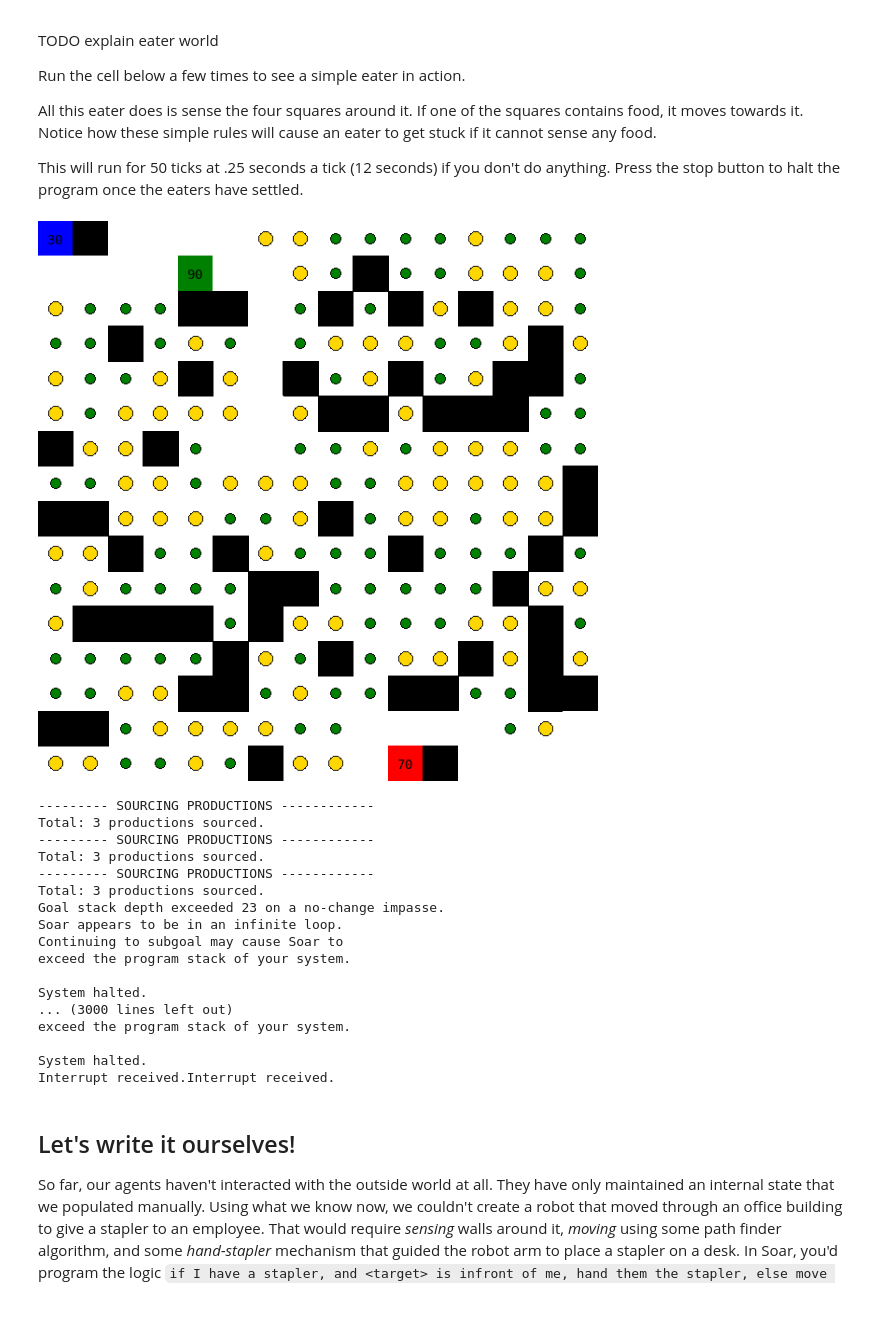
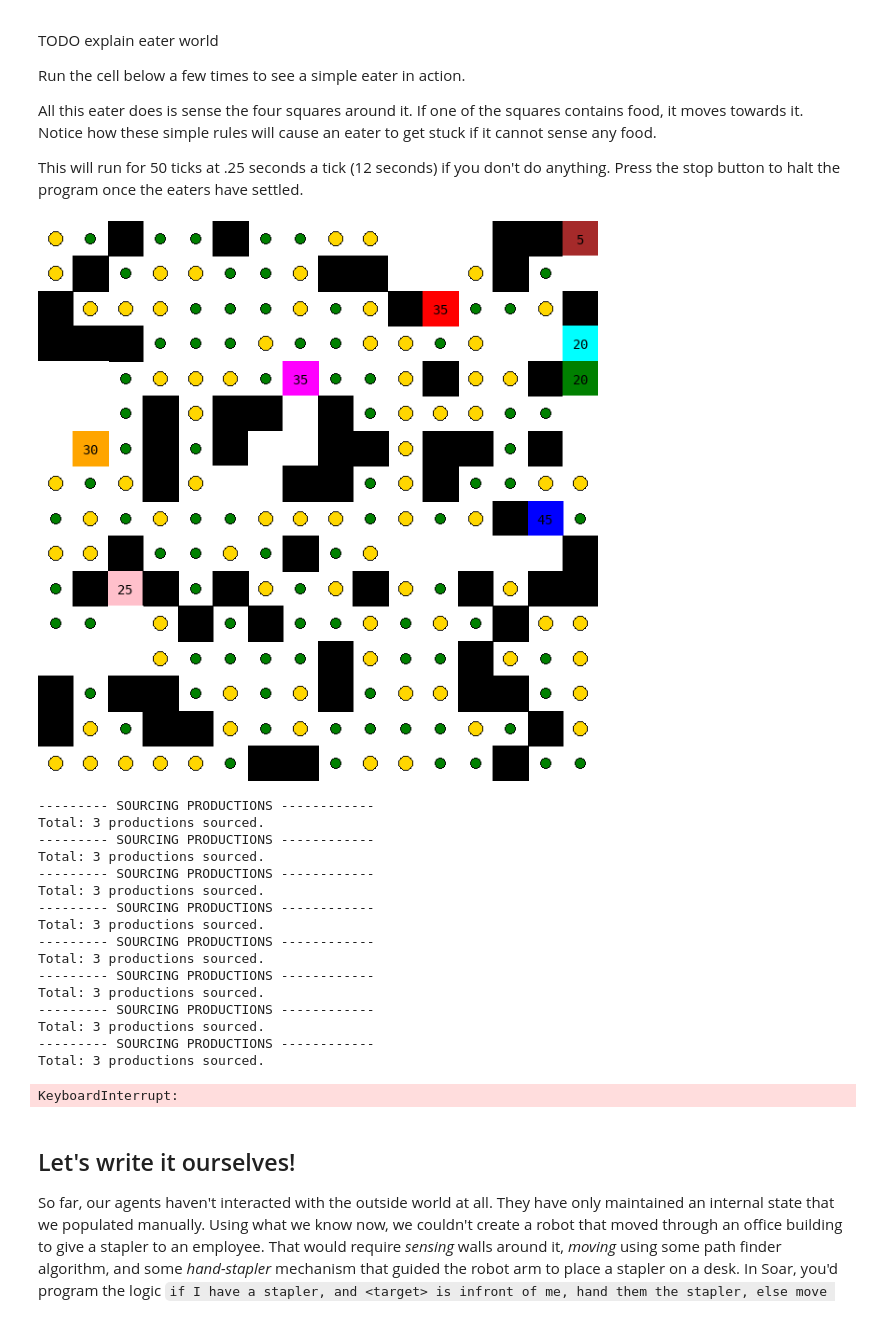
Before and after one commit to kierangilliam/soar, a Jupyter notebook: src/tutorial/3_eaters.ipynb, the cells around one changed output. Cells and saved outputs as stored; diff of their text form; code cells hidden in the pictures.

```diff
--- a/src/tutorial/3_eaters.ipynb
+++ b/src/tutorial/3_eaters.ipynb
@@ -219,6 +266,7 @@ class Eater():
         self.ID = ID
         self.color = ID
         self.points = 0
+        self.is_dead = False
         self.agent = SoarAgent(
             agent_name=f"agent_{ID}",
             write_to_stdout=True,
@@ -352,6 +400,8 @@ def runner(
         debug('==============================================================================')
 
         for eater in eaters:
+            if eater.is_dead == True: continue
+
             ### Get observations
             pos, cell = world.find(eater.ID)
             observations = world.observations(pos[0], pos[1])
@@ -381,7 +431,12 @@ def runner(
                 print(f'\t>>>>>>>>> Eater "{eater.ID}" output-link')
                 eater.agent.execute_command("print --depth 2 i3", print_res=True)
 
-            _, reward = world.step(eater.ID, action)
+            try:
+                _, reward = world.step(eater.ID, action)
+            except Death as e:
+                print(e)
+                continue
+
             eater.points += reward
 
         if display_world:
@@ -436,30 +491,35 @@ This will run for 50 ticks at .25 seconds a tick (12 seconds) if you don't do an
 # %%
 eaters = [
     ('blue', simple_move_to_food_agent),
     ('red', simple_move_to_food_agent),
     ('green', simple_move_to_food_agent),
+    ('orange', simple_move_to_food_agent),
+    ('pink', simple_move_to_food_agent),
+    ('cyan', simple_move_to_food_agent),
+    ('magenta', simple_move_to_food_agent),
+    ('brown', simple_move_to_food_agent),
 ]
 
 runner(eaters, total_ticks=50, tick_speed=.25)
 # %% [output]
-[figure, old version]
+[figure, new version]
 --------- SOURCING PRODUCTIONS ------------
 Total: 3 productions sourced.
 --------- SOURCING PRODUCTIONS ------------
 Total: 3 productions sourced.
 --------- SOURCING PRODUCTIONS ------------
 Total: 3 productions sourced.
-Goal stack depth exceeded 23 on a no-change impasse.
-Soar appears to be in an infinite loop.
-Continuing to subgoal may cause Soar to
-exceed the program stack of your system.
-
-System halted.
-... (3000 lines left out)
-exceed the program stack of your system.
-
-System halted.
-Interrupt received.Interrupt received.
+--------- SOURCING PRODUCTIONS ------------
+Total: 3 productions sourced.
+--------- SOURCING PRODUCTIONS ------------
+Total: 3 productions sourced.
+--------- SOURCING PRODUCTIONS ------------
+Total: 3 productions sourced.
+--------- SOURCING PRODUCTIONS ------------
+Total: 3 productions sourced.
+--------- SOURCING PRODUCTIONS ------------
+Total: 3 productions sourced.
+KeyboardInterrupt:
 # %% [markdown]
 ## Let's write it ourselves!
 
```
Also changed, not shown: parts of 6 cells of this notebook.
